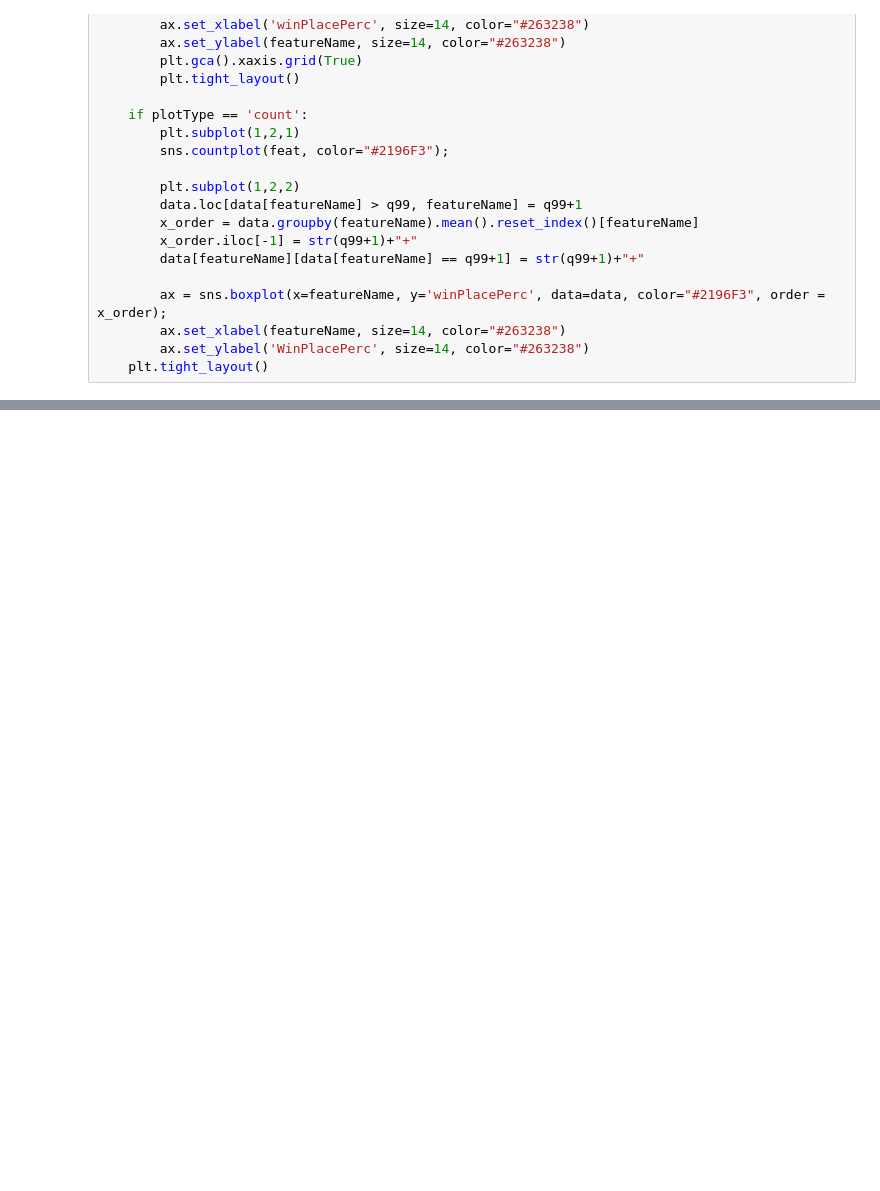
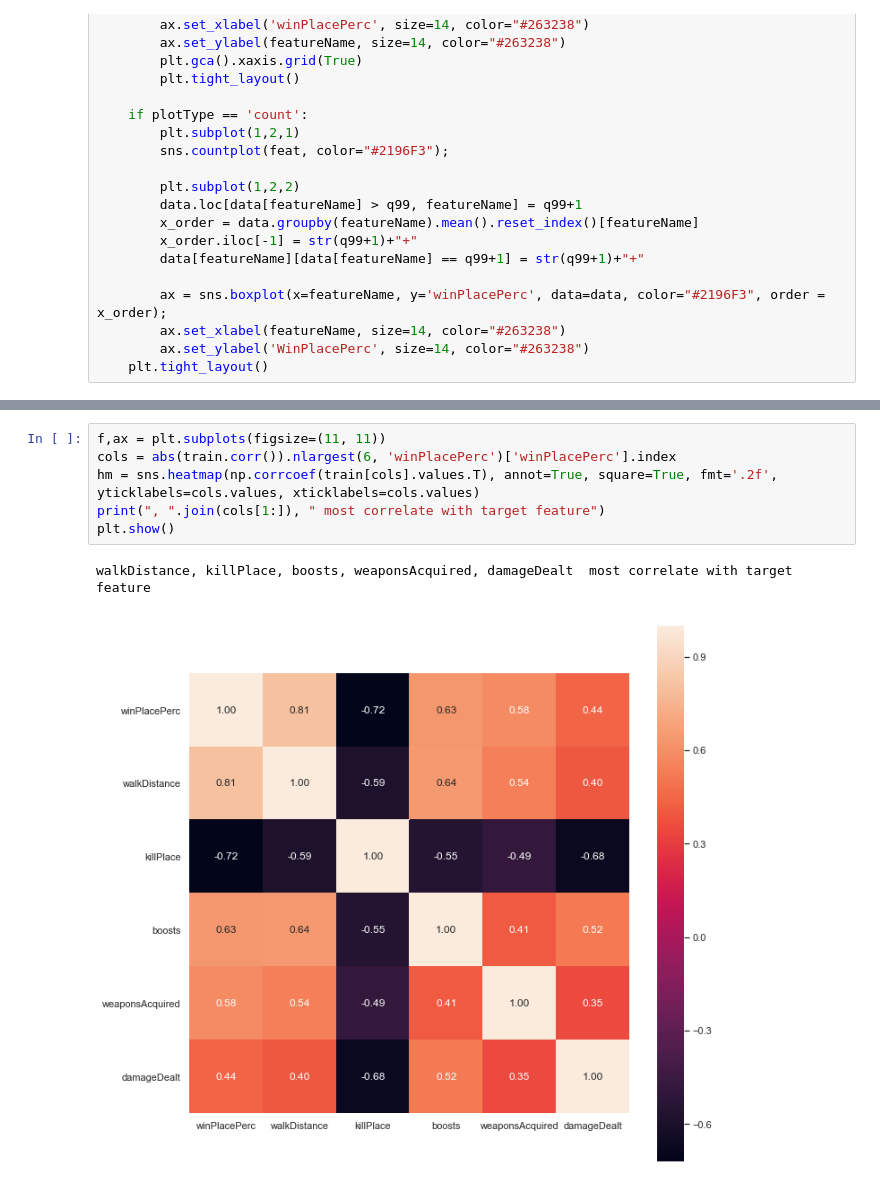
Before and after one commit to regamecouter/2018-winter-project, a Jupyter notebook: Pubg-predict/pugb_predict.ipynb, the cells around one changed output, grey strips where cells are left out. Drawn from its saved outputs; the diff is of its cells as text; blank space fills up the shorter version.

```diff
--- a/Pubg-predict/pugb_predict.ipynb
+++ b/Pubg-predict/pugb_predict.ipynb
@@ -199,0 +126,9 @@ plt.show()
+# %%
+f,ax = plt.subplots(figsize=(11, 11))
+cols = abs(train.corr()).nlargest(6, 'winPlacePerc')['winPlacePerc'].index
+hm = sns.heatmap(np.corrcoef(train[cols].values.T), annot=True, square=True, fmt='.2f',  yticklabels=cols.values, xticklabels=cols.values)
+print(", ".join(cols[1:]), " most correlate with target feature")
+plt.show()
+# %% [output]
+walkDistance, killPlace, boosts, weaponsAcquired, damageDealt  most correlate with target feature
+[figure, added]
```
Also changed, not shown: parts of 49 cells of this notebook.
